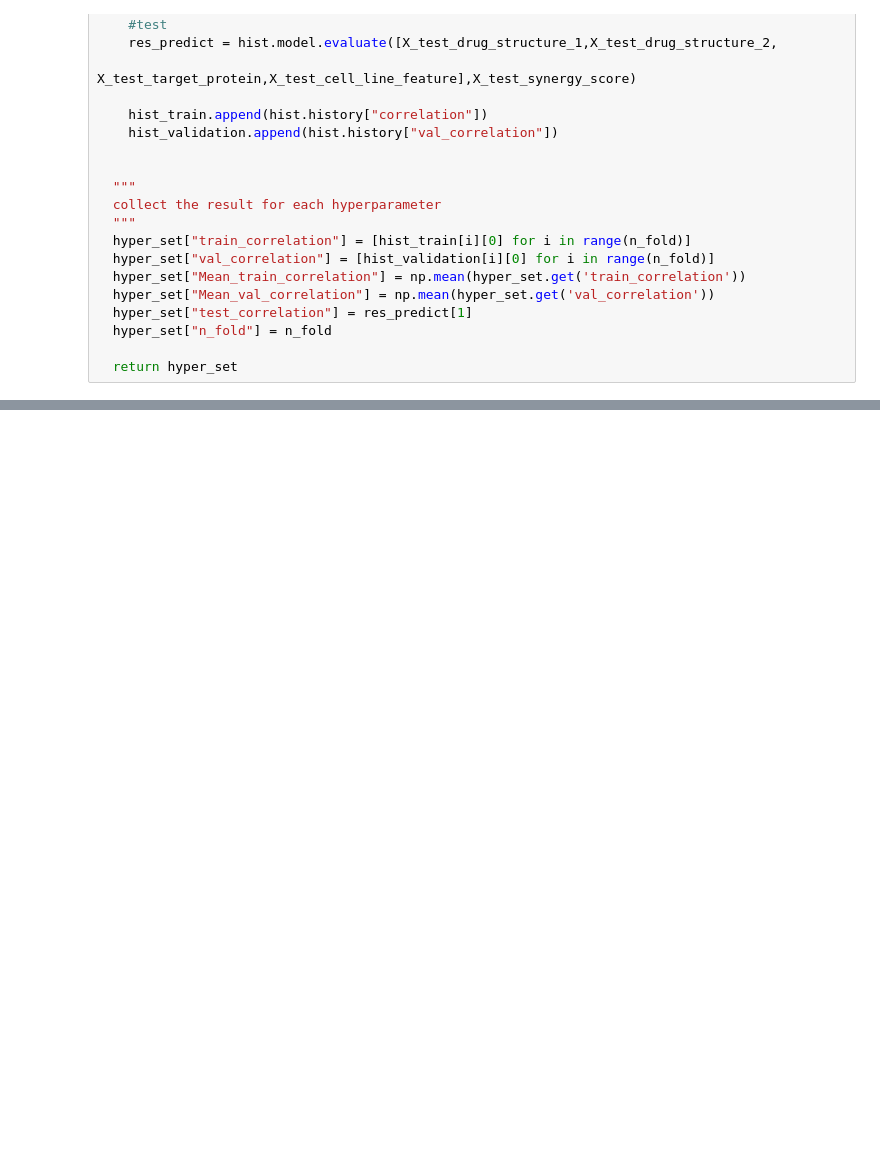
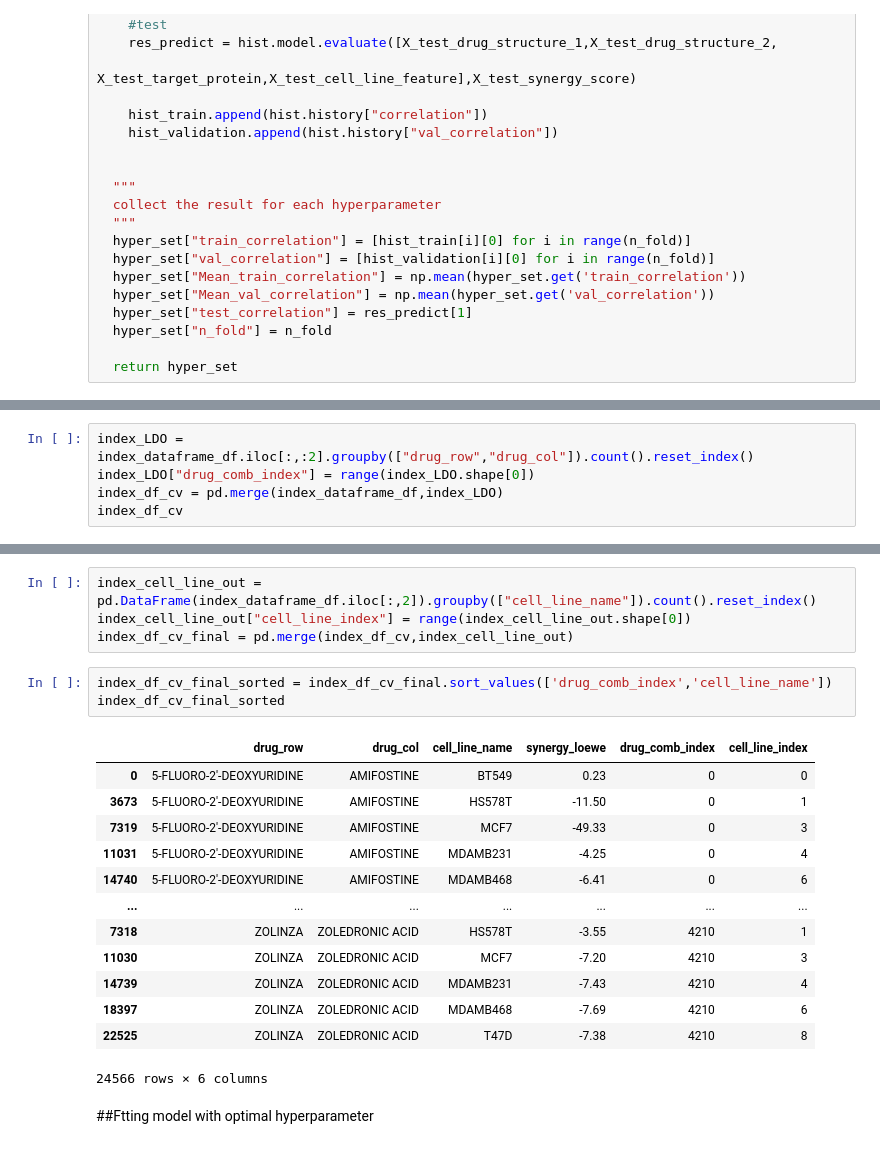
Before and after one commit to kittisaktaoma/colab_practice, a Jupyter notebook: CalcSynergy.ipynb, the cells around one changed output, grey strips where cells are left out. Cells and saved outputs as stored; diff of their text form; blank space fills up the shorter version.

```diff
--- a/CalcSynergy.ipynb
+++ b/CalcSynergy.ipynb
@@ -1126,0 +1094,5 @@ sns.barplot(x="set", y="value",
+# %%
+index_LDO = index_dataframe_df.iloc[:,:2].groupby(["drug_row","drug_col"]).count().reset_index()
+index_LDO["drug_comb_index"] = range(index_LDO.shape[0])
+index_df_cv = pd.merge(index_dataframe_df,index_LDO)
+index_df_cv
@@ -1126,0 +1113,23 @@ sns.barplot(x="set", y="value",
+# %%
+index_cell_line_out = pd.DataFrame(index_dataframe_df.iloc[:,2]).groupby(["cell_line_name"]).count().reset_index()
+index_cell_line_out["cell_line_index"] = range(index_cell_line_out.shape[0])
+index_df_cv_final = pd.merge(index_df_cv,index_cell_line_out)
+# %%
+index_df_cv_final_sorted = index_df_cv_final.sort_values(['drug_comb_index','cell_line_name'])
+index_df_cv_final_sorted
+# %% [output]
+|  | drug_row | drug_col | cell_line_name | synergy_loewe | drug_comb_index | cell_line_index |
+| 0 | 5-FLUORO-2'-DEOXYURIDINE | AMIFOSTINE | BT549 | 0.23 | 0 | 0 |
+| 3673 | 5-FLUORO-2'-DEOXYURIDINE | AMIFOSTINE | HS578T | -11.50 | 0 | 1 |
+| 7319 | 5-FLUORO-2'-DEOXYURIDINE | AMIFOSTINE | MCF7 | -49.33 | 0 | 3 |
+| 11031 | 5-FLUORO-2'-DEOXYURIDINE | AMIFOSTINE | MDAMB231 | -4.25 | 0 | 4 |
+| 14740 | 5-FLUORO-2'-DEOXYURIDINE | AMIFOSTINE | MDAMB468 | -6.41 | 0 | 6 |
+| ... | ... | ... | ... | ... | ... | ... |
+| 7318 | ZOLINZA | ZOLEDRONIC ACID | HS578T | -3.55 | 4210 | 1 |
+| 11030 | ZOLINZA | ZOLEDRONIC ACID | MCF7 | -7.20 | 4210 | 3 |
+| 14739 | ZOLINZA | ZOLEDRONIC ACID | MDAMB231 | -7.43 | 4210 | 4 |
+| 18397 | ZOLINZA | ZOLEDRONIC ACID | MDAMB468 | -7.69 | 4210 | 6 |
+| 22525 | ZOLINZA | ZOLEDRONIC ACID | T47D | -7.38 | 4210 | 8 |
+24566 rows × 6 columns
+# %% [markdown]
+##Ftting model with optimal hyperparameter
```
Also changed, not shown: parts of 10 cells of this notebook.
